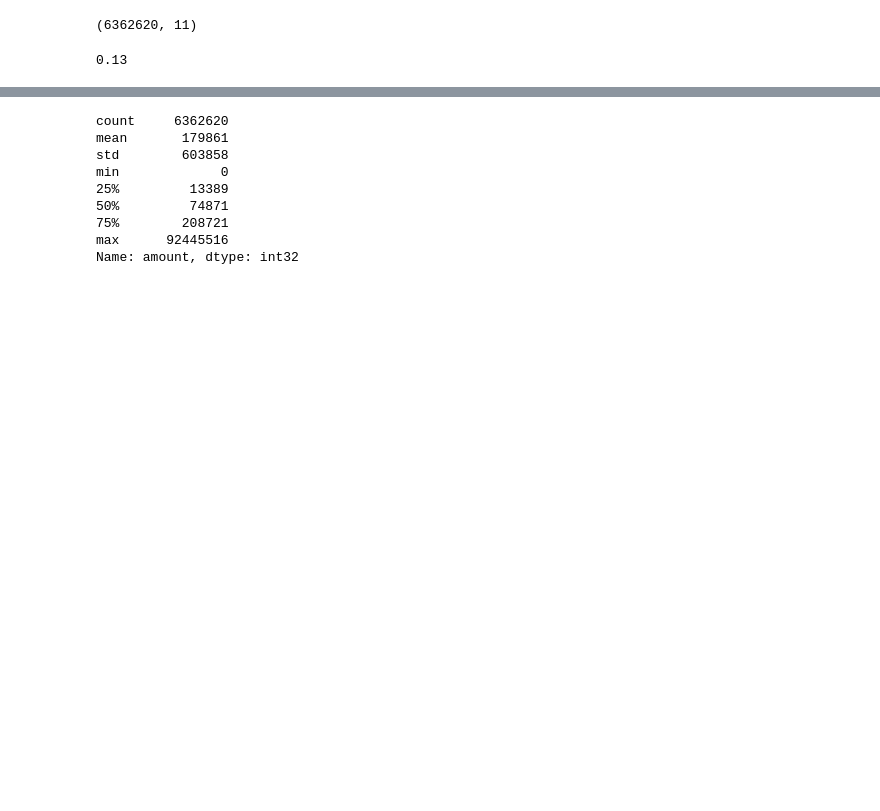
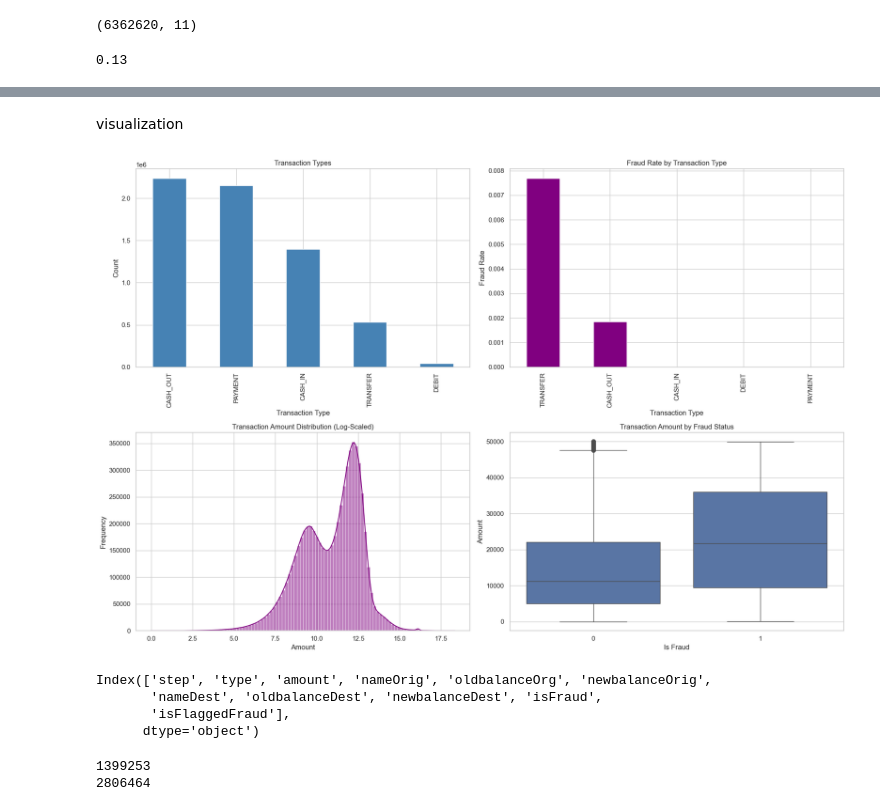
Before and after one commit to olive-mwende271/FRAUD-DETECTION, a Jupyter notebook: Fraud_detection_model.ipynb, the cells around one changed output, grey strips where cells are left out. Cells and saved outputs as stored; diff of their text form; code cells hidden in the pictures; blank space fills up the shorter version.

```diff
--- a/Fraud_detection_model.ipynb
+++ b/Fraud_detection_model.ipynb
@@ -112,12 +102,68 @@ Name: isFraud, dtype: float64
+# %% [markdown]
+visualization
 # %%
-df["amount"].describe().astype(int)
+# data preparation for visualization
+type_counts = df["type"].value_counts()
+fraud_by_type = df.groupby("type")["isFraud"].mean().sort_values(ascending=False)
+
+fig, axes = plt.subplots(2, 2, figsize=(18, 12))
+
+type_counts.plot(
+    kind="bar",
+    color="steelblue",
+    ax=axes[0, 0],
+    title="Transaction Types"
+)
+axes[0, 0].set_xlabel("Transaction Type")
+axes[0, 0].set_ylabel("Count")
+
+fraud_by_type.plot(
+    kind="bar",
+    color="purple",
+    ax=axes[0, 1],
+    title="Fraud Rate by Transaction Type"
+)
+axes[0, 1].set_xlabel("Transaction Type")
+axes[0, 1].set_ylabel("Fraud Rate")
+
+sns.histplot(
+    np.log1p(df['amount']),
+    bins=100,
+    kde=True,
+    color="purple",
+    ax=axes[1, 0]
+)
+axes[1, 0].set_title("Transaction Amount Distribution (Log-Scaled)")
+axes[1, 0].set_xlabel("Amount")
+axes[1, 0].set_ylabel("Frequency")
+
+sns.boxplot(
+    data=df[(df["amount"] > 0) & (df["amount"] < 50000)],
+    x="isFraud",
+    y="amount",
+    ax=axes[1, 1]
+)
+axes[1, 1].set_title("Transaction Amount by Fraud Status")
+axes[1, 1].set_xlabel("Is Fraud")
+axes[1, 1].set_ylabel("Amount")
+
+plt.tight_layout()
+plt.show()
 # %% [output]
-count     6362620
-mean       179861
-std        603858
-min             0
-25%         13389
-50%         74871
-75%        208721
-max      92445516
-Name: amount, dtype: int32
+[figure, added]
+# %%
+df.columns
+# %% [output]
+Index(['step', 'type', 'amount', 'nameOrig', 'oldbalanceOrg', 'newbalanceOrig',
+       'nameDest', 'oldbalanceDest', 'newbalanceDest', 'isFraud',
+       'isFlaggedFraud'],
+      dtype='object')
+# %%
+df['balancedifforig']=df['oldbalanceOrg']-df['newbalanceOrig']
+df['balancediffdest']=df['oldbalanceDest']-df['newbalanceDest']
+
+print((df['balancedifforig'] < 0).sum())
+print((df['balancediffdest'] < 0).sum())
+# %% [output]
+1399253
+2806464
```
Also changed, not shown: parts of 19 cells of this notebook.
